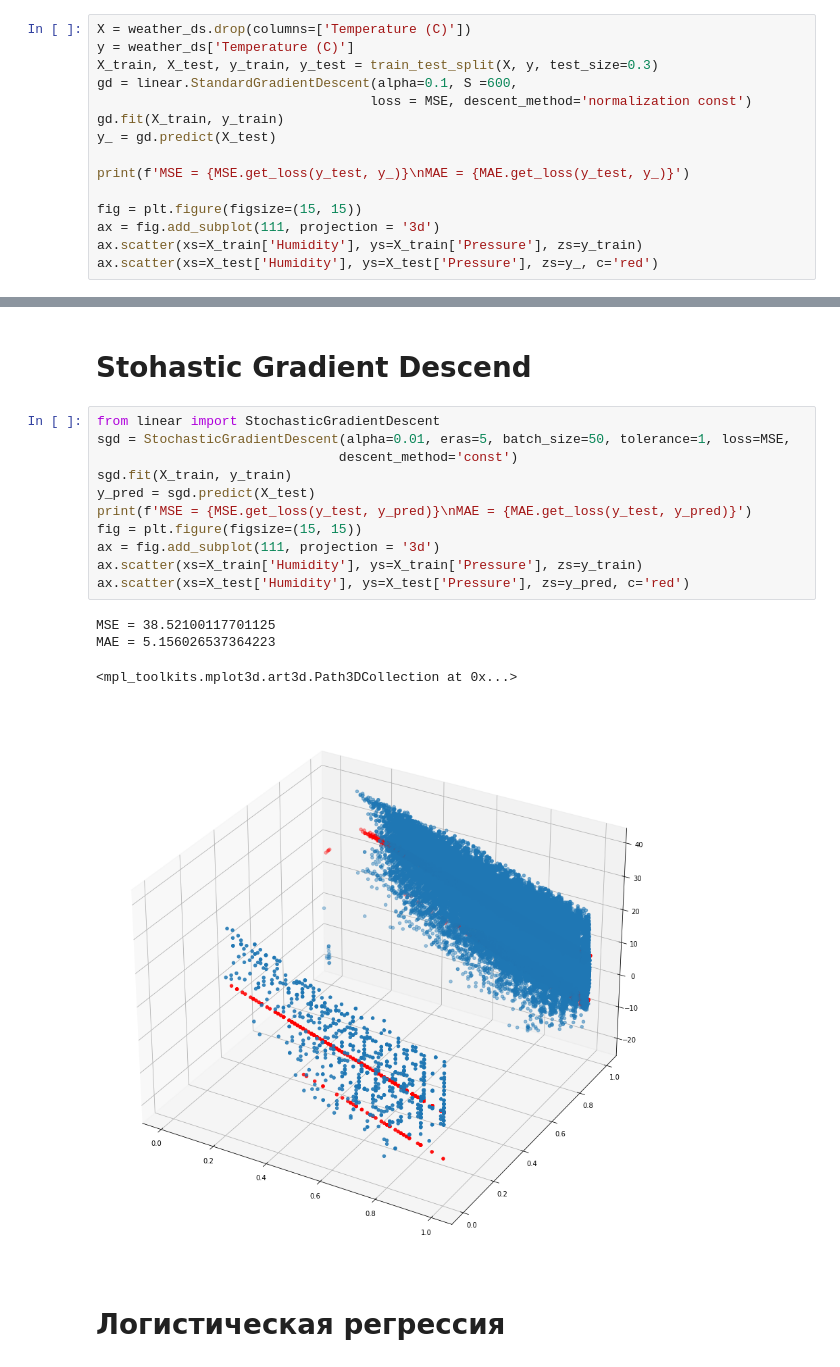
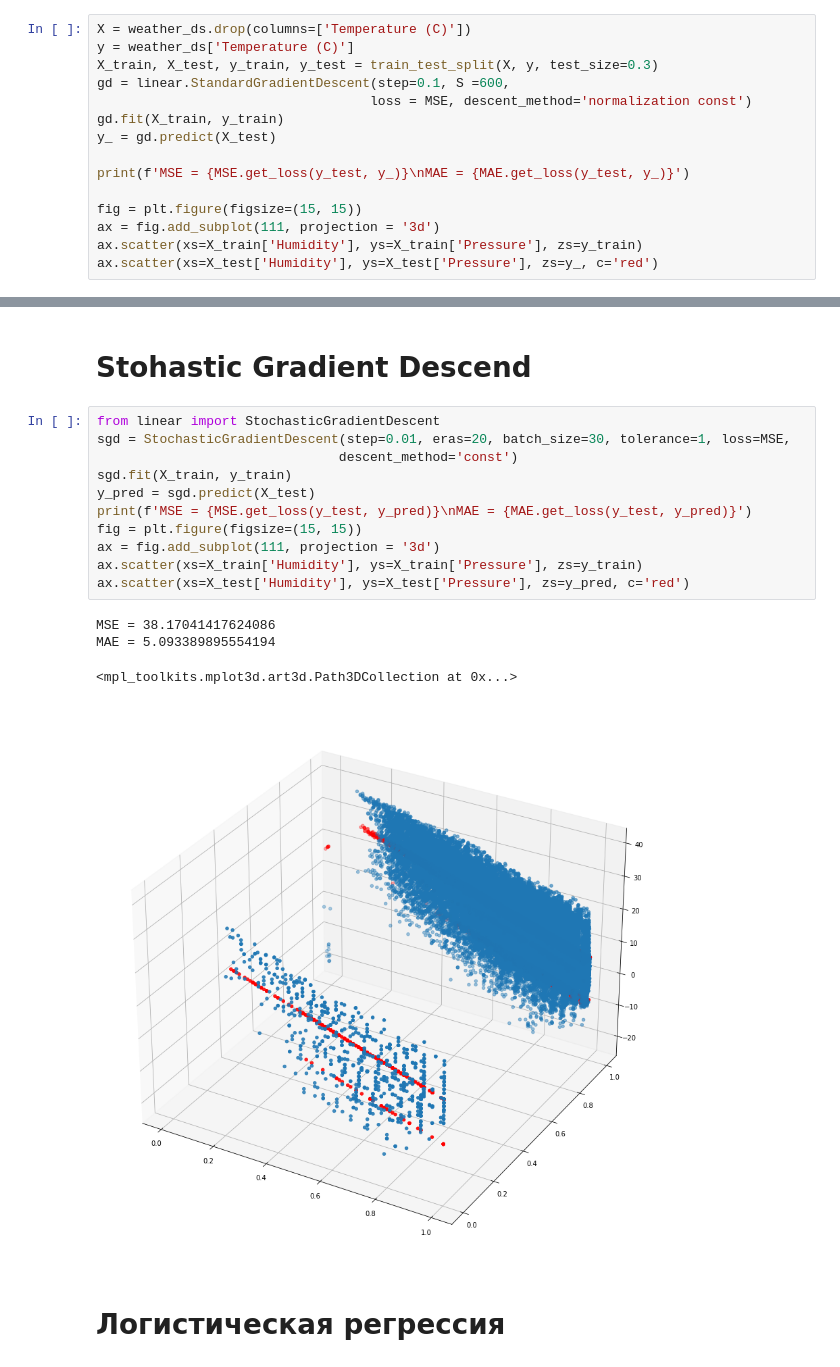
Before and after one commit to shehamane/kurilib-ml, a Jupyter notebook: linear.ipynb, the cells around one changed output, grey strips where cells are left out. Drawn from its saved outputs; the diff is of its cells as text.

```diff
--- a/linear.ipynb
+++ b/linear.ipynb
@@ -132,7 +133,7 @@ normalize_columns(weather_ds, columns=['Pressure'])
 X = weather_ds.drop(columns=['Temperature (C)'])
 y = weather_ds['Temperature (C)']
 X_train, X_test, y_train, y_test = train_test_split(X, y, test_size=0.3)
-gd = linear.StandardGradientDescent(alpha=0.1, S =600,
+gd = linear.StandardGradientDescent(step=0.1, S =600,
                                    loss = MSE, descent_method='normalization const')
 gd.fit(X_train, y_train)
 y_ = gd.predict(X_test)
@@ -154,20 +155,20 @@ MAE = 5.127176228652795
 # Stohastic Gradient Descend
 # %%
 from linear import StochasticGradientDescent
-sgd = StochasticGradientDescent(alpha=0.01, eras=5, batch_size=50, tolerance=1, loss=MSE,
+sgd = StochasticGradientDescent(step=0.01, eras=20, batch_size=30, tolerance=1, loss=MSE,
                                descent_method='const')
 sgd.fit(X_train, y_train)
 y_pred = sgd.predict(X_test)
 print(f'MSE = {MSE.get_loss(y_test, y_pred)}\nMAE = {MAE.get_loss(y_test, y_pred)}')
 fig = plt.figure(figsize=(15, 15))
 ax = fig.add_subplot(111, projection = '3d')
 ax.scatter(xs=X_train['Humidity'], ys=X_train['Pressure'], zs=y_train)
 ax.scatter(xs=X_test['Humidity'], ys=X_test['Pressure'], zs=y_pred, c='red')
 # %% [output]
-MSE = 38.52100117701125
-MAE = 5.156026537364223
+MSE = 38.17041417624086
+MAE = 5.093389895554194
 <mpl_toolkits.mplot3d.art3d.Path3DCollection at 0x...>
-[figure, old version]
+[figure, new version]
 # %% [markdown]
 # Логистическая регрессия
 # %%
```
Also changed, not shown: parts of 15 cells of this notebook, 2 other files.
